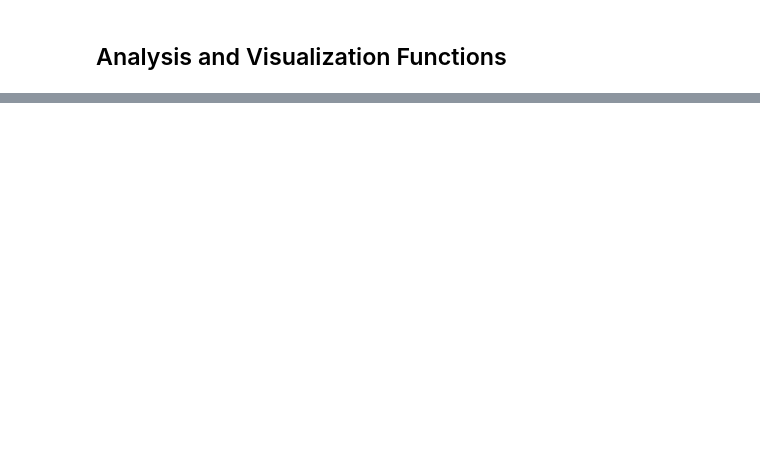
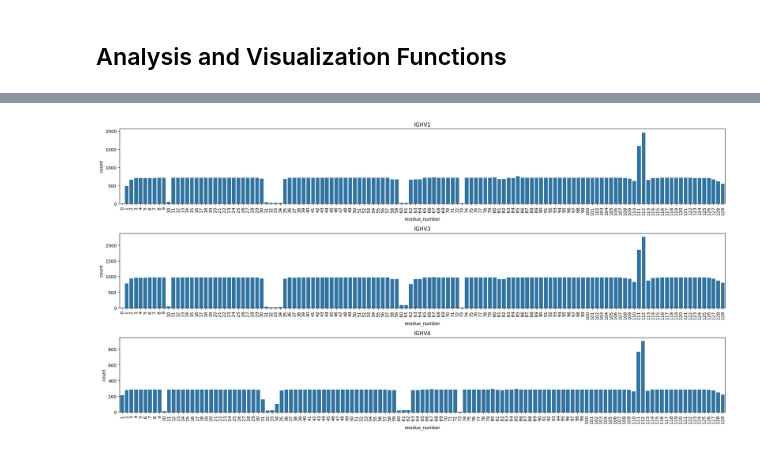
Before and after one commit to matsengrp/dasm-epistasis-experiments, a Jupyter notebook: solvent_accessibility_analysis.ipynb, the cells around one changed output, grey strips where cells are left out. Drawn from its saved outputs; the diff is of its cells as text; code cells hidden in the pictures; blank space fills up the shorter version.

```diff
--- a/solvent_accessibility_analysis.ipynb
+++ b/solvent_accessibility_analysis.ipynb
@@ -897,0 +95,25 @@ print("Cleanup completed.")
+# %%
+fig, axes = plt.subplots(3, 1, figsize=(20, 10))
+
+# Define the gene types you want to plot
+gene_types = ['IGHV1', 'IGHV3', 'IGHV4']
+
+for i, gene_type in enumerate(gene_types):
+    # Filter data for each gene type
+    filtered_data = df[(df.residue_number <= 129) &
+                      (df.v_gene == gene_type)]
+
+    # Create countplot for each subplot
+    sns.countplot(data=filtered_data, x='residue_number', ax=axes[i])
+
+    # Set title for each subplot
+    axes[i].set_title(f'{gene_type}')
+
+    # Rotate x labels for better readability
+    axes[i].tick_params(axis='x', rotation=90)
+
+# Adjust layout to prevent overlap
+plt.tight_layout()
+plt.show()
+# %% [output]
+[figure, added]
```
Also changed, not shown: parts of 46 cells of this notebook, 1 other file.
